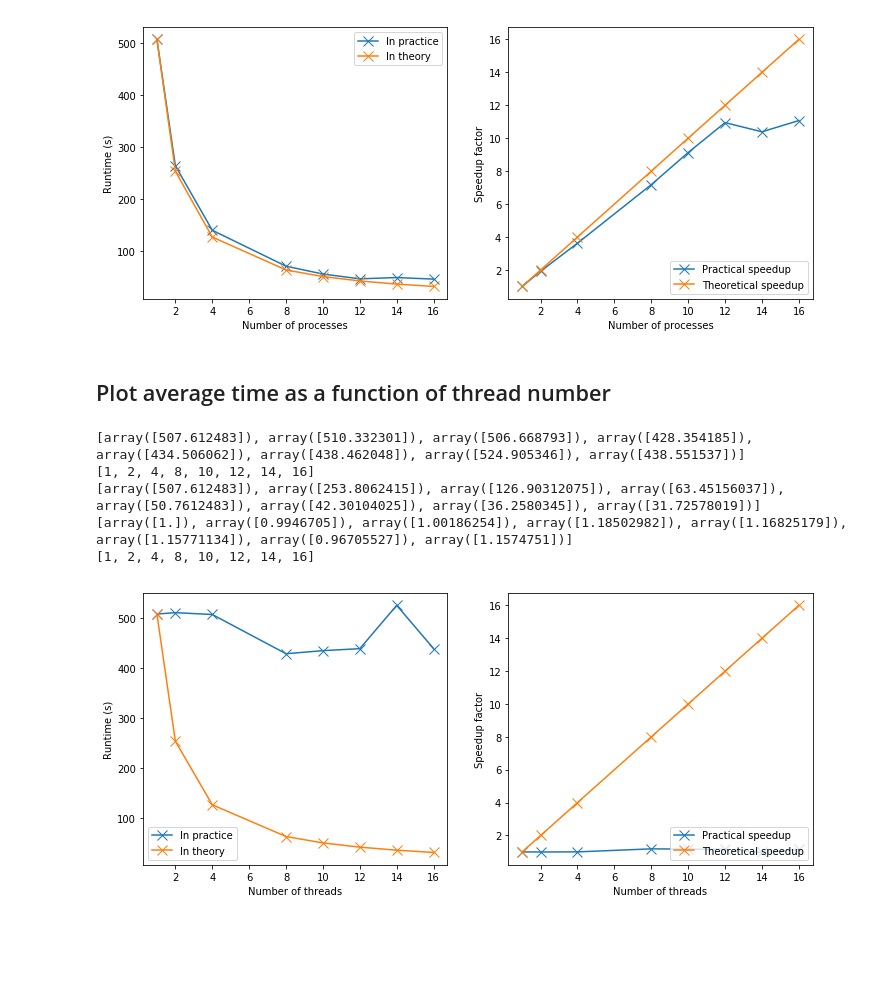
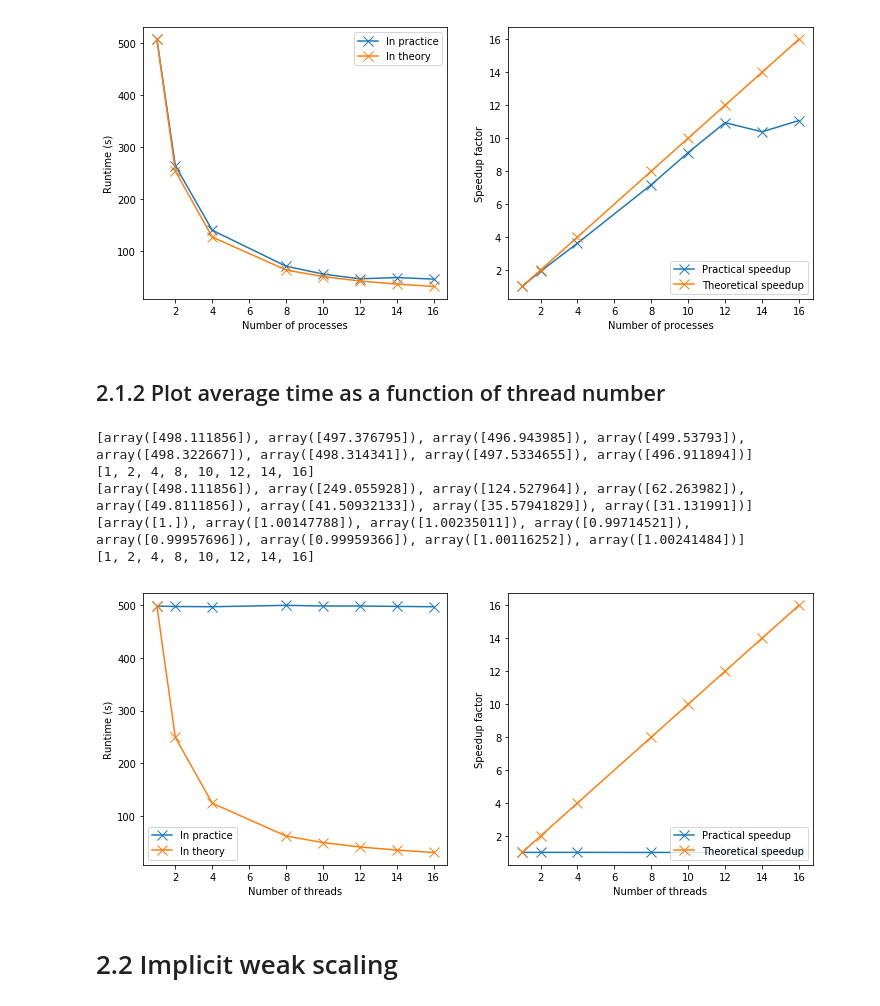
Before and after one commit to tcrasset/Wave-propagation, a Jupyter notebook: Scripts/plot.ipynb, the cells around one changed output. Saved outputs shown, nothing was run; the diff lists cells and outputs as text; code cells hidden in the pictures; blank space fills up the shorter version.

```diff
--- a/Scripts/plot.ipynb
+++ b/Scripts/plot.ipynb
@@ -10,5 +10,5 @@ from matplotlib import colors as mcolors
 # %%
-directory = "/home/tom/Documents/Uliege/Master2/HPC/Project2/Report/stats/strongscaling"
+directory = "/home/tom/Documents/Uliege/Master2/HPC/Project2/Report/stats/strongscaling/explicit"
 files = [filename for filename in os.listdir(directory) if filename.startswith("statistics_strongscaling_explicit_10000_it")]
 print(files)
 
@@ -186,5 +186,5 @@ fig.savefig("Runtime_Speedup_threads_TRUE.svg")
 # %%
-directory = "/home/tom/Documents/Uliege/Master2/HPC/Project2/Report/stats/weakscaling/process"
+directory = "/home/tom/Documents/Uliege/Master2/HPC/Project2/Report/stats/weakscaling/explicit/process"
 
 files = [filename for filename in os.listdir(directory) if filename.startswith("statistics_explicit_weakscaling")]
 
@@ -288,5 +286,5 @@ fig.savefig("Weakscaling_processes_runtime_speedup.svg")
 # %%
-directory = "/home/tom/Documents/Uliege/Master2/HPC/Project2/Report/stats/weakscaling/threads"
+directory = "/home/tom/Documents/Uliege/Master2/HPC/Project2/Report/stats/weakscaling/explicit/threads"
 
 files = [filename for filename in os.listdir(directory) if filename.startswith("statistics_explicit_weakscaling")]
 
@@ -390,5 +390,5 @@ fig.savefig("Weakscaling_threads_runtime_speedup.svg")
 # %%
-directory = "/home/tom/Documents/Uliege/Master2/HPC/Project2/Report/stats/strongscaling/implicit"
+directory = "/home/tom/Documents/Uliege/Master2/HPC/Project2/Report/stats/strongscaling/implicit/NEW2"
 files = [filename for filename in os.listdir(directory) if filename.startswith("statistics_strongscaling_implicit")]
 print(files)
 
@@ -496,7 +487,7 @@ fig.savefig("Implicit_runtime_Speedup_processes.svg")
 [1, 2, 4, 8, 10, 12, 14, 16]
 [figure]
 # %% [markdown]
-## Plot average time as a function of thread number
+## 2.1.2 Plot average time as a function of thread number
 # %%
 # Plot average time as a function of thread number
 fig, (ax1, ax2) = plt.subplots(1,2, figsize=(12,5))
@@ -510,35 +501,37 @@ for index,i in enumerate(uniqueThreads):
 meanTimePerNbThreads
 
 
 meanTime = [x for y, x in sorted(zip(groupby_df['Number of threads'].unique(), meanTimePerNbThreads))]
 print(meanTime)
 nbThreads = sorted(groupby_df['Number of threads'].unique())
 print(nbThreads)
 ax1.plot(nbThreads, meanTime, marker='x',markersize=10)
 
 for i in nbThreads:
     theoreticalMeanTime.append(meanTime[0]/i)
 print(theoreticalMeanTime)
 ax1.plot(nbThreads, theoreticalMeanTime, marker='x',markersize=10)
 ax1.set(ylabel="Runtime (s)",xlabel="Number of threads")
 ax1.legend(["In practice","In theory"],loc='best')
 
 # Plot speedup factor as a function of thread number
 speedUp = []
 for i in range(0,len(meanTime)):
     speedUp.append(meanTime[0]/meanTime[i])
 print(speedUp)
 print(nbThreads)
 ax2.plot(nbThreads, speedUp, marker='x',markersize=10)
 ax2.plot(nbThreads, nbThreads, marker='x',markersize=10)
 ax2.set(ylabel="Speedup factor", xlabel="Number of threads")
-ax2.legend(["Practical speedup", "Theoretical speedup"], loc  ='lower right')
+ax2.legend(["Practical speedup", "Theoretical speedup"], loc  ='best')
 
 fig.savefig("Implicit_runtime_Speedup_threads.svg")
 # %% [output]
-[array([507.612483]), array([510.332301]), array([506.668793]), array([428.354185]), array([434.506062]), array([438.462048]), array([524.905346]), array([438.551537])]
+[array([498.111856]), array([497.376795]), array([496.943985]), array([499.53793]), array([498.322667]), array([498.314341]), array([497.5334655]), array([496.911894])]
 [1, 2, 4, 8, 10, 12, 14, 16]
-[array([507.612483]), array([253.8062415]), array([126.90312075]), array([63.45156037]), array([50.7612483]), array([42.30104025]), array([36.2580345]), array([31.72578019])]
-[array([1.]), array([0.9946705]), array([1.00186254]), array([1.18502982]), array([1.16825179]), array([1.15771134]), array([0.96705527]), array([1.1574751])]
+[array([498.111856]), array([249.055928]), array([124.527964]), array([62.263982]), array([49.8111856]), array([41.50932133]), array([35.57941829]), array([31.131991])]
+[array([1.]), array([1.00147788]), array([1.00235011]), array([0.99714521]), array([0.99957696]), array([0.99959366]), array([1.00116252]), array([1.00241484])]
 [1, 2, 4, 8, 10, 12, 14, 16]
-[figure, old version]
+[figure, new version]
+# %% [markdown]
+# 2.2 Implicit weak scaling
```
Also changed, not shown: parts of 24 cells of this notebook.
